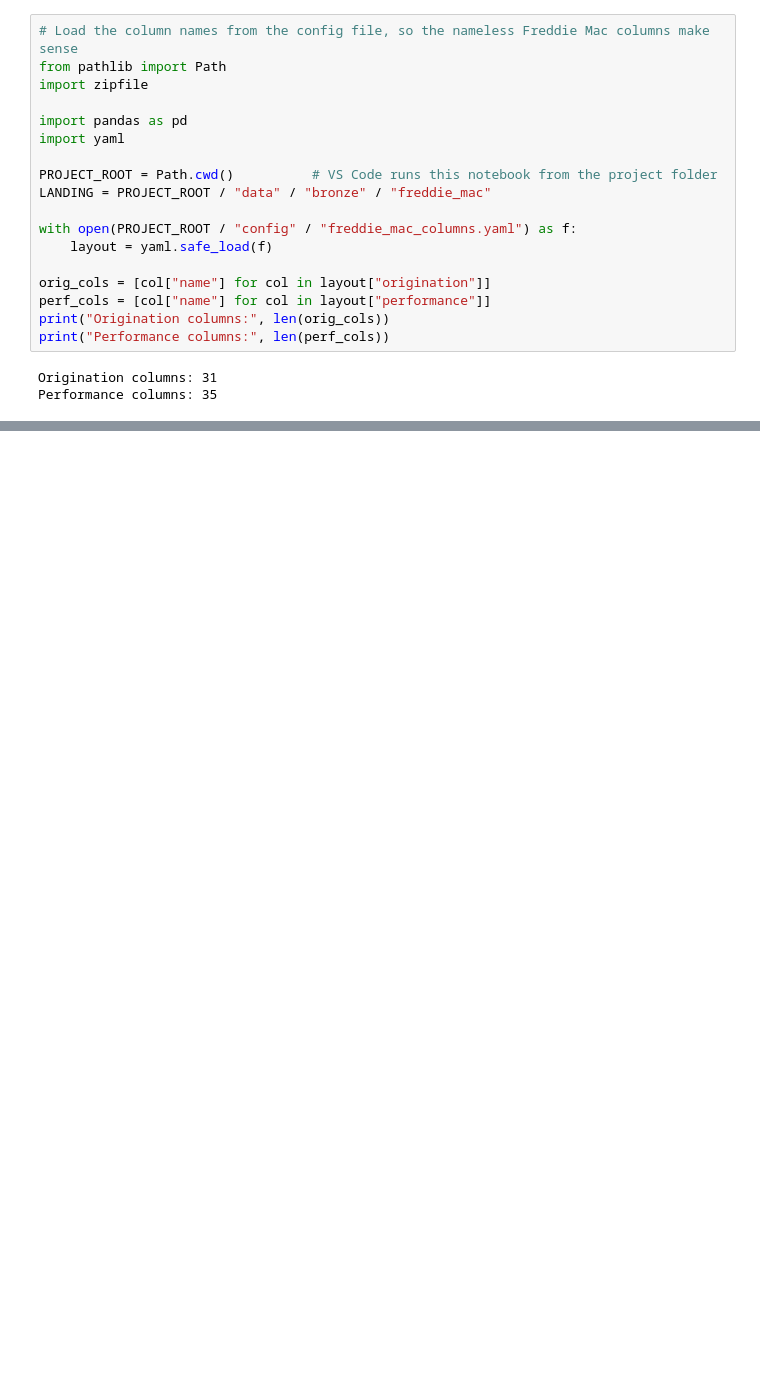
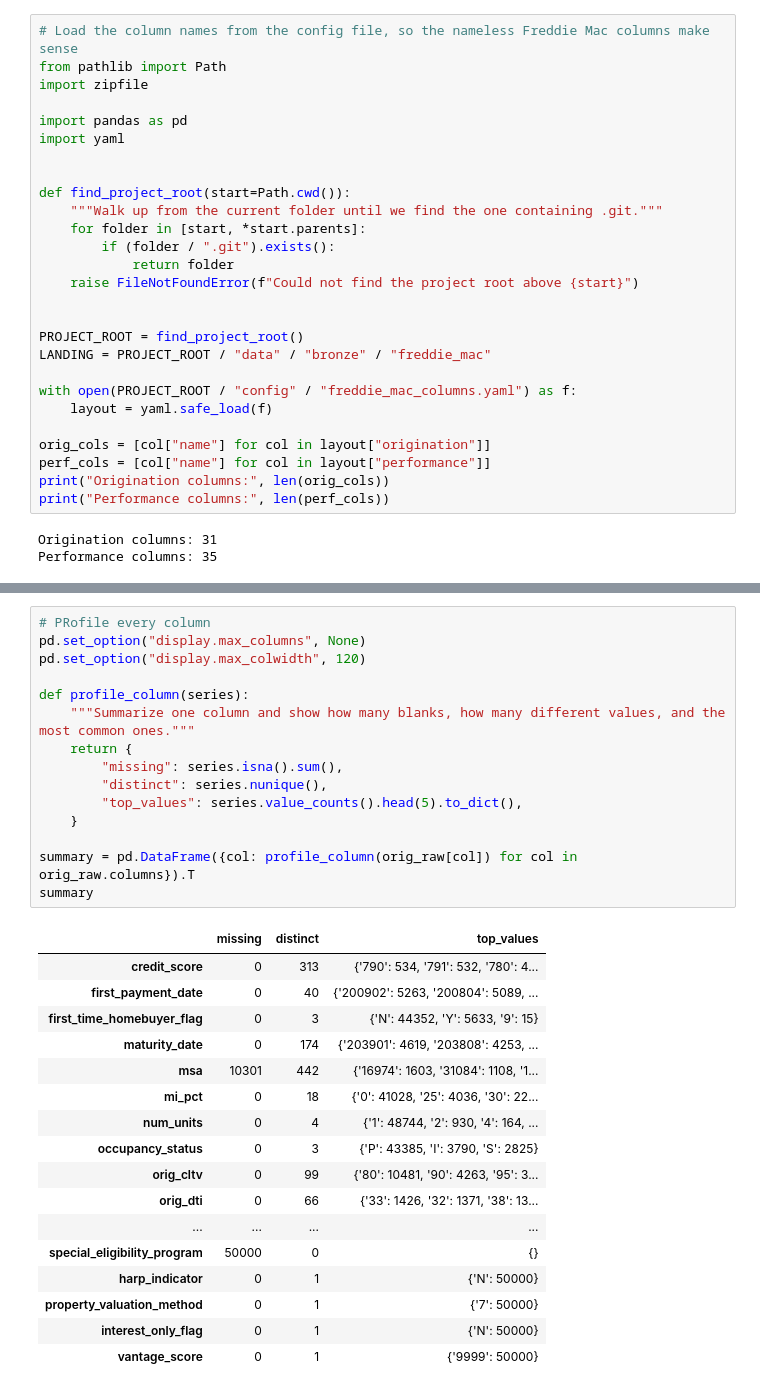
Before and after one commit to Ceejay0007/mortgage_delinquency_capstone, a Jupyter notebook: notebooks/02_freddie_mac_profiling.ipynb, the cells around one changed output, grey strips where cells are left out. Saved outputs shown, nothing was run; the diff lists cells and outputs as text; blank space fills up the shorter version.

```diff
--- a/notebooks/02_freddie_mac_profiling.ipynb
+++ b/notebooks/02_freddie_mac_profiling.ipynb
@@ -11,7 +9,16 @@ import zipfile
 import pandas as pd
 import yaml
 
-PROJECT_ROOT = Path.cwd()          # VS Code runs this notebook from the project folder
+
+def find_project_root(start=Path.cwd()):
+    """Walk up from the current folder until we find the one containing .git."""
+    for folder in [start, *start.parents]:
+        if (folder / ".git").exists():
+            return folder
+    raise FileNotFoundError(f"Could not find the project root above {start}")
+
+
+PROJECT_ROOT = find_project_root()
 LANDING = PROJECT_ROOT / "data" / "bronze" / "freddie_mac"
 
 with open(PROJECT_ROOT / "config" / "freddie_mac_columns.yaml") as f:
@@ -50,0 +60,33 @@ Shape: (50000, 31)
+# %%
+# PRofile every column
+pd.set_option("display.max_columns", None)
+pd.set_option("display.max_colwidth", 120)
+
+def profile_column(series):
+    """Summarize one column and show how many blanks, how many different values, and the most common ones."""
+    return {
+        "missing": series.isna().sum(),
+        "distinct": series.nunique(),
+        "top_values": series.value_counts().head(5).to_dict(),
+    }
+
+summary = pd.DataFrame({col: profile_column(orig_raw[col]) for col in orig_raw.columns}).T
+summary
+# %% [output]
+|  | missing | distinct | top_values |
+| credit_score | 0 | 313 | {'790': 534, '791': 532, '780': 4... |
+| first_payment_date | 0 | 40 | {'200902': 5263, '200804': 5089, ... |
+| first_time_homebuyer_flag | 0 | 3 | {'N': 44352, 'Y': 5633, '9': 15} |
+| maturity_date | 0 | 174 | {'203901': 4619, '203808': 4253, ... |
+| msa | 10301 | 442 | {'16974': 1603, '31084': 1108, '1... |
+| mi_pct | 0 | 18 | {'0': 41028, '25': 4036, '30': 22... |
+| num_units | 0 | 4 | {'1': 48744, '2': 930, '4': 164, ... |
+| occupancy_status | 0 | 3 | {'P': 43385, 'I': 3790, 'S': 2825} |
+| orig_cltv | 0 | 99 | {'80': 10481, '90': 4263, '95': 3... |
+| orig_dti | 0 | 66 | {'33': 1426, '32': 1371, '38': 13... |
+| ... | ... | ... | ... |
+| special_eligibility_program | 50000 | 0 | {} |
+| harp_indicator | 0 | 1 | {'N': 50000} |
+| property_valuation_method | 0 | 1 | {'7': 50000} |
+| interest_only_flag | 0 | 1 | {'N': 50000} |
+| vantage_score | 0 | 1 | {'9999': 50000} |
```
Also changed, not shown: parts of 36 cells of this notebook.
